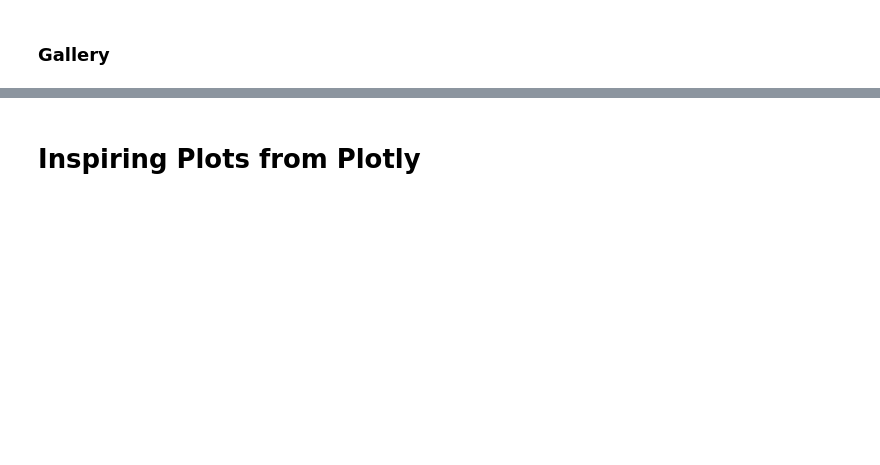
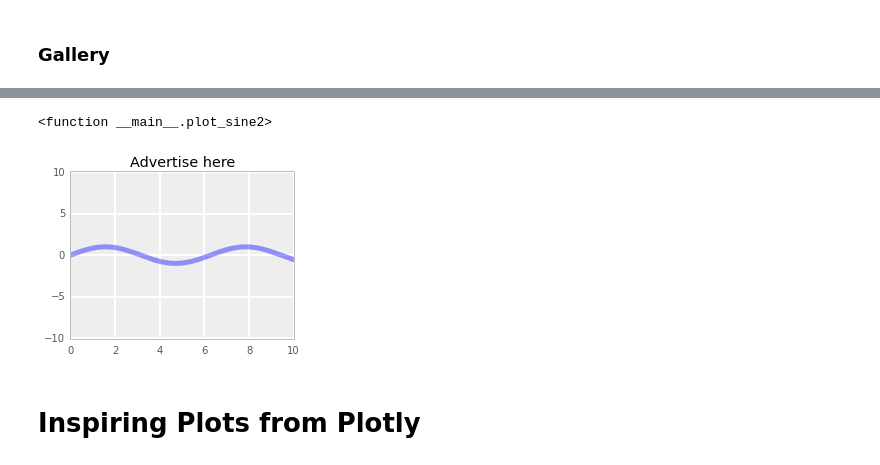
Before and after one commit to aboSamoor/data_science_course, a Jupyter notebook: ScientificPython.ipynb, the cells around one changed output, grey strips where cells are left out. Drawn from its saved outputs; the diff is of its cells as text; code cells hidden in the pictures; blank space fills up the shorter version.

```diff
--- a/ScientificPython.ipynb
+++ b/ScientificPython.ipynb
@@ -697,3 +750,24 @@ IFrame('http://bokeh.pydata.org/docs/gallery.html', width='100%', height=550)
+# %%
+def plot_sine2(amplitude, color, title):
+    fig, ax = plt.subplots(figsize=(4, 3),
+                           subplot_kw={'axisbg':'#EEEEEE',
+                                       'axisbelow':True})
+    ax.grid(color='w', linewidth=2, linestyle='solid')
+    x = np.linspace(0, 10, 1000)
+    ax.plot(x, amplitude * np.sin(x), color=color,
+            lw=5, alpha=0.4)
+    ax.set_xlim(0, 10)
+    ax.set_ylim(-10.1, 10.1)
+    ax.set_title(title)
+    return fig
+# %%
+interact(plot_sine2,
+         amplitude=IntSliderWidget(min=0, max=10, step=1,value=1),
+         color=RadioButtonsWidget(values=['blue', 'green', 'red']),
+         title=TextWidget(value="Advertise here"))
+# %% [output]
+<function __main__.plot_sine2>
+[figure, added]
 # %% [markdown]
 # Inspiring Plots from Plotly
 # %%
```
Also changed, not shown: parts of 18 cells of this notebook.
